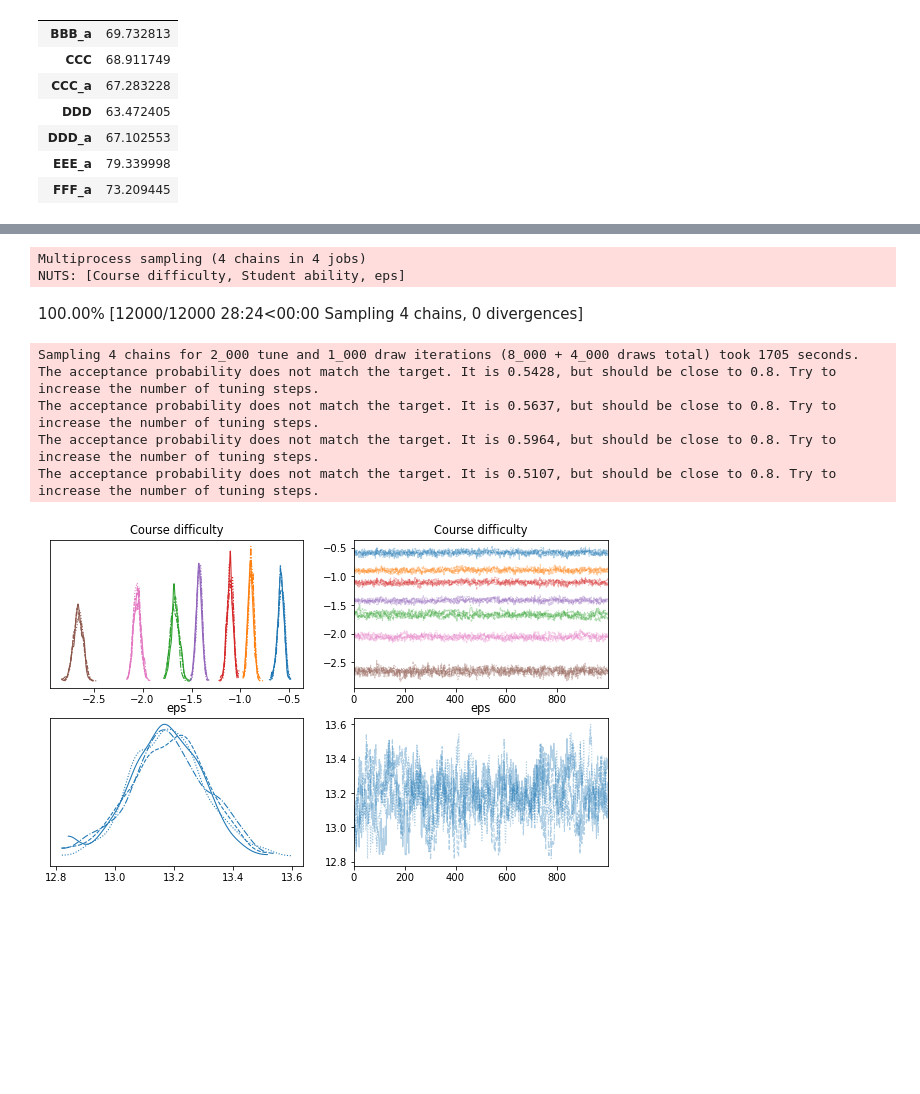
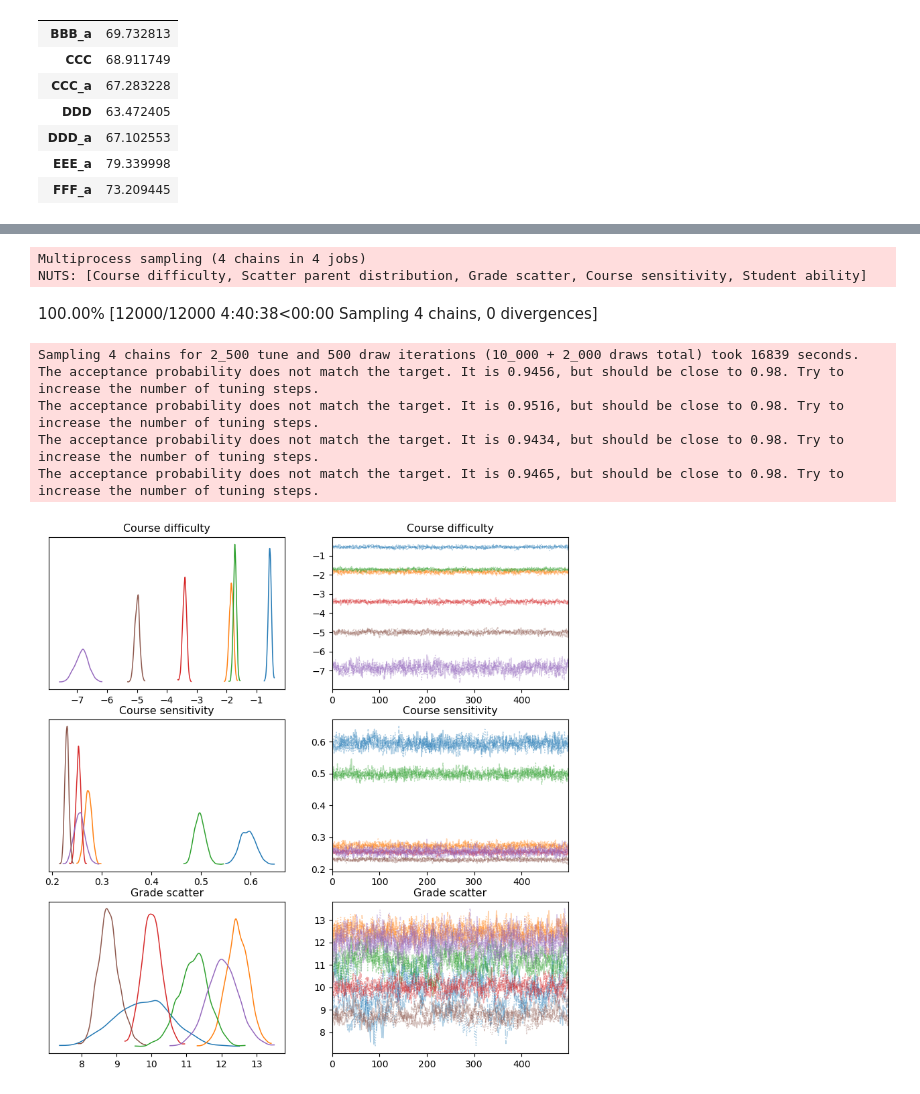
Before and after one commit to harcel/BGM_CourseNetworks, a Jupyter notebook: DataExploration.ipynb, the cells around one changed output, grey strips where cells are left out. Saved outputs shown, nothing was run; the diff lists cells and outputs as text; code cells hidden in the pictures; blank space fills up the shorter version.

```diff
--- a/DataExploration.ipynb
+++ b/DataExploration.ipynb
@@ -148,13 +182,15 @@ pd.DataFrame(results_network.groupby('Course').Grade.mean())
 # %%
-from utils import model_and_visualize
-trace, sim = model_and_visualize(results_network)
+import importlib
+importlib.reload(utils)
+from utils import model_and_visualize, model_and_visualizeOU
+trace, sim = model_and_visualizeOU(results_network[results_network.Course != "BBB_a"])
 # %% [output]
 Multiprocess sampling (4 chains in 4 jobs)
-NUTS: [Course difficulty, Student ability, eps]
+NUTS: [Course difficulty, Scatter parent distribution, Grade scatter, Course sensitivity, Student ability]
-100.00% [12000/12000 28:24<00:00 Sampling 4 chains, 0 divergences]
+100.00% [12000/12000 4:40:38<00:00 Sampling 4 chains, 0 divergences]
-Sampling 4 chains for 2_000 tune and 1_000 draw iterations (8_000 + 4_000 draws total) took 1705 seconds.
-The acceptance probability does not match the target. It is 0.5428, but should be close to 0.8. Try to increase the number of tuning steps.
-The acceptance probability does not match the target. It is 0.5637, but should be close to 0.8. Try to increase the number of tuning steps.
-The acceptance probability does not match the target. It is 0.5964, but should be close to 0.8. Try to increase the number of tuning steps.
-The acceptance probability does not match the target. It is 0.5107, but should be close to 0.8. Try to increase the number of tuning steps.
+Sampling 4 chains for 2_500 tune and 500 draw iterations (10_000 + 2_000 draws total) took 16839 seconds.
+The acceptance probability does not match the target. It is 0.9456, but should be close to 0.98. Try to increase the number of tuning steps.
+The acceptance probability does not match the target. It is 0.9516, but should be close to 0.98. Try to increase the number of tuning steps.
+The acceptance probability does not match the target. It is 0.9434, but should be close to 0.98. Try to increase the number of tuning steps.
+The acceptance probability does not match the target. It is 0.9465, but should be close to 0.98. Try to increase the number of tuning steps.
-[figure, old version]
+[figure, new version]
```
Also changed, not shown: parts of 27 cells of this notebook, 8 other files.
